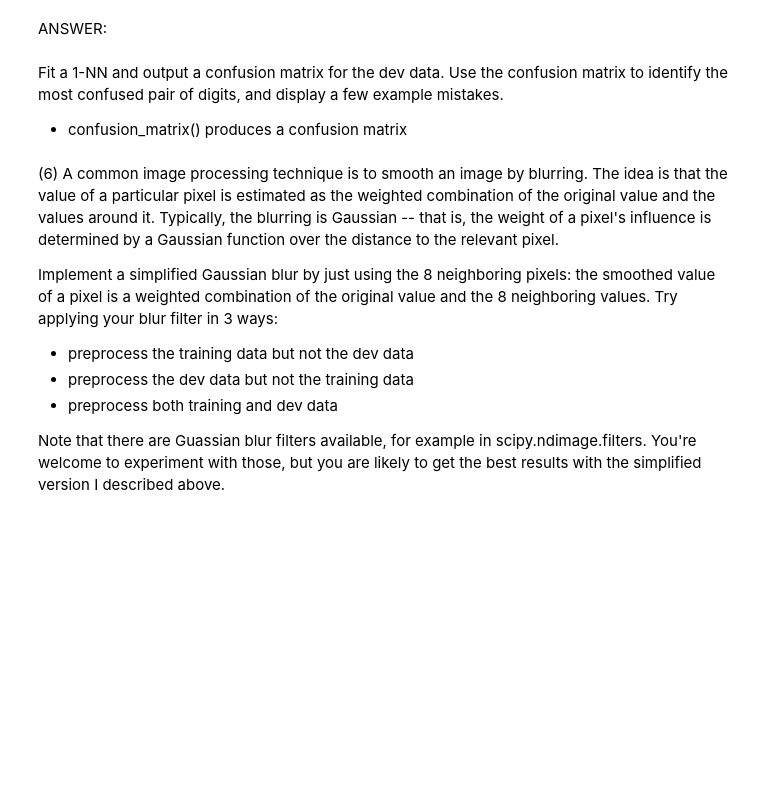
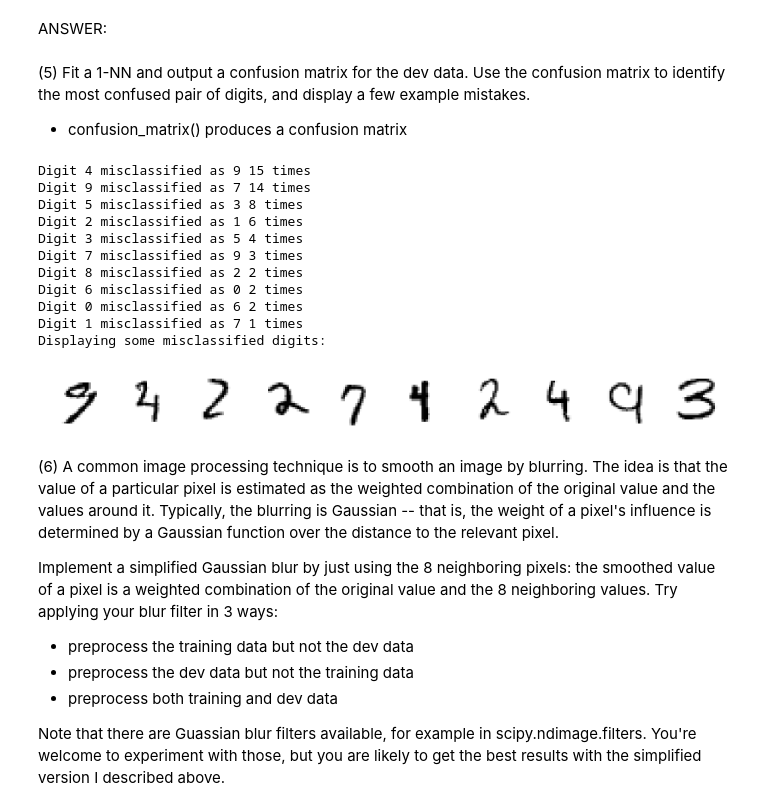
Before and after one commit to vijjus/ucb-w207-applied-ml, a Jupyter notebook: projects/Vijay_Singh_p1.ipynb, the cells around one changed output. Saved outputs shown, nothing was run; the diff lists cells and outputs as text; code cells hidden in the pictures; blank space fills up the shorter version.

```diff
--- a/projects/Vijay_Singh_p1.ipynb
+++ b/projects/Vijay_Singh_p1.ipynb
@@ -297,6 +265,6 @@ array([11.00209984])
 # %% [markdown]
 ANSWER:
 # %% [markdown]
-Fit a 1-NN and output a confusion matrix for the dev data. Use the confusion matrix to identify the most confused pair of digits, and display a few example mistakes.
+(5) Fit a 1-NN and output a confusion matrix for the dev data. Use the confusion matrix to identify the most confused pair of digits, and display a few example mistakes.
 
 - confusion_matrix() produces a confusion matrix
@@ -312,3 +271,57 @@ Fit a 1-NN and output a confusion matrix for the dev data. Use the confusion mat
+# %%
+def P5():
+
+### STUDENT START ###
+    knn_cfr = KNeighborsClassifier(n_neighbors=1)
+
+    knn_cfr.fit(mini_train_data, mini_train_labels)
+    dev_pred = knn_cfr.predict(dev_data)
+    c_m = confusion_matrix(dev_labels, dev_pred)
+
+    most_missed = []
+    for i in range(len(c_m[1])):
+        for j in range(len(c_m[0])):
+            if i == j:
+                c_m[i][j] = 0
+        i_max = c_m[i].max()
+        most_missed.append((i_max,i,np.where(c_m[i] == i_max)[0][0]))
+
+    most_missed.sort(reverse=True)
+    count=0
+    for item in most_missed:
+        print("Digit",item[1],"misclassified as",item[2],item[0],"times")
+        count += 1
+
+    missed_images = []
+    total = len(dev_pred)
+    for i in range(total):
+        if dev_pred[i] != dev_labels[i]:
+            missed_images.append(i)
+
+    print("Displaying some misclassified digits:")
+    fig, axes = plt.subplots(1, 10, figsize=(28,28))
+    for i in range(10):
+        image = dev_data[missed_images[i]].reshape(28,28)
+        axes[i].axis("off")
+        axes[i].imshow(image, cmap = mpl.cm.binary)
+    plt.show()
+
+    ### STUDENT END ###
+
+P5()
+# %% [output]
+Digit 4 misclassified as 9 15 times
+Digit 9 misclassified as 7 14 times
+Digit 5 misclassified as 3 8 times
+Digit 2 misclassified as 1 6 times
+Digit 3 misclassified as 5 4 times
+Digit 7 misclassified as 9 3 times
+Digit 8 misclassified as 2 2 times
+Digit 6 misclassified as 0 2 times
+Digit 0 misclassified as 6 2 times
+Digit 1 misclassified as 7 1 times
+Displaying some misclassified digits:
+[figure, added]
 # %% [markdown]
 (6) A common image processing technique is to smooth an image by blurring. The idea is that the value of a particular pixel is estimated as the weighted combination of the original value and the values around it. Typically, the blurring is Gaussian -- that is, the weight of a pixel's influence is determined by a Gaussian function over the distance to the relevant pixel.
 
```
Also changed, not shown: parts of 7 cells of this notebook.
